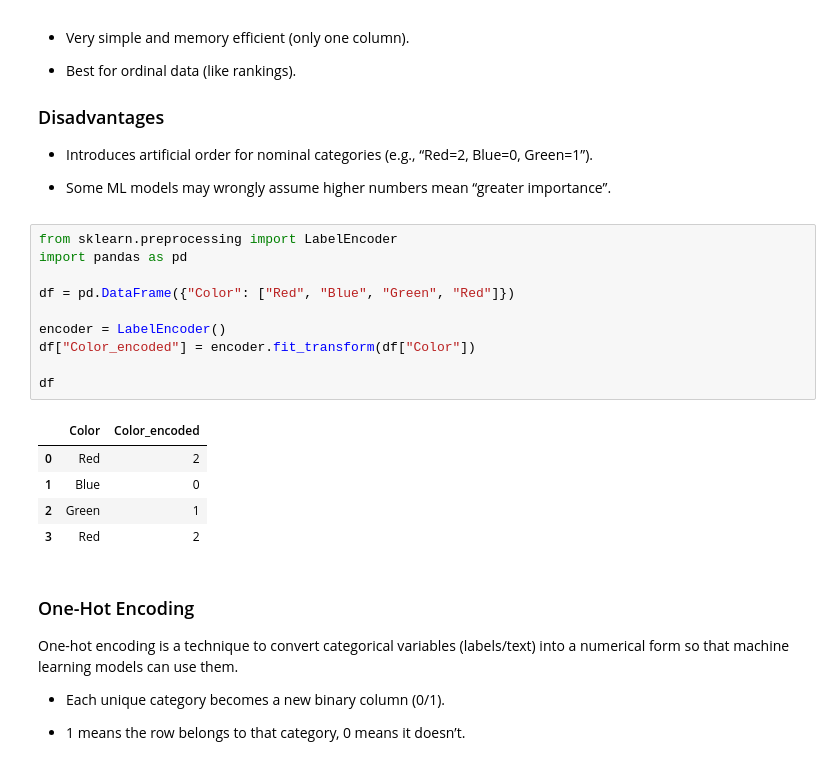
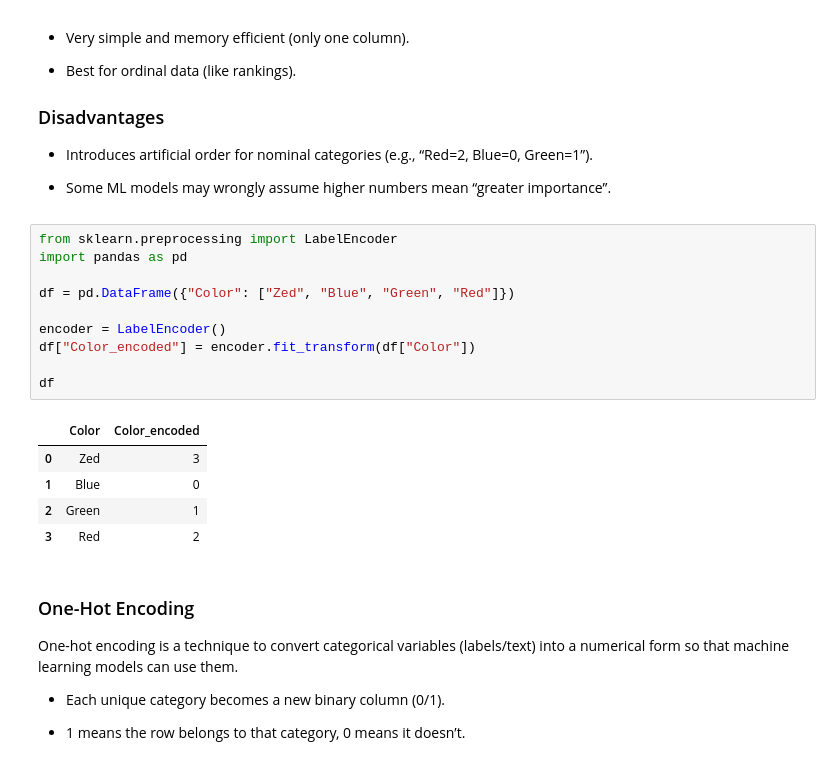
Before and after one commit to SpringBoard782/AI_Shipment_Sure_Infosys_Project, a Jupyter notebook: Ramu/Feauture_Engineering.ipynb, the cells around one changed output. Saved outputs shown, nothing was run; the diff lists cells and outputs as text.

```diff
--- a/Ramu/Feauture_Engineering.ipynb
+++ b/Ramu/Feauture_Engineering.ipynb
@@ -374,16 +374,16 @@ Example: Education level → High School (0), Bachelor’s (1), Master’s (2),
 # %%
 from sklearn.preprocessing import LabelEncoder
 import pandas as pd
 
-df = pd.DataFrame({"Color": ["Red", "Blue", "Green", "Red"]})
+df = pd.DataFrame({"Color": ["Zed", "Blue", "Green", "Red"]})
 
 encoder = LabelEncoder()
 df["Color_encoded"] = encoder.fit_transform(df["Color"])
 
 df
 # %% [output]
 |  | Color | Color_encoded |
-| 0 | Red | 2 |
+| 0 | Zed | 3 |
 | 1 | Blue | 0 |
 | 2 | Green | 1 |
 | 3 | Red | 2 |
```
Also changed, not shown: 2 other files.
